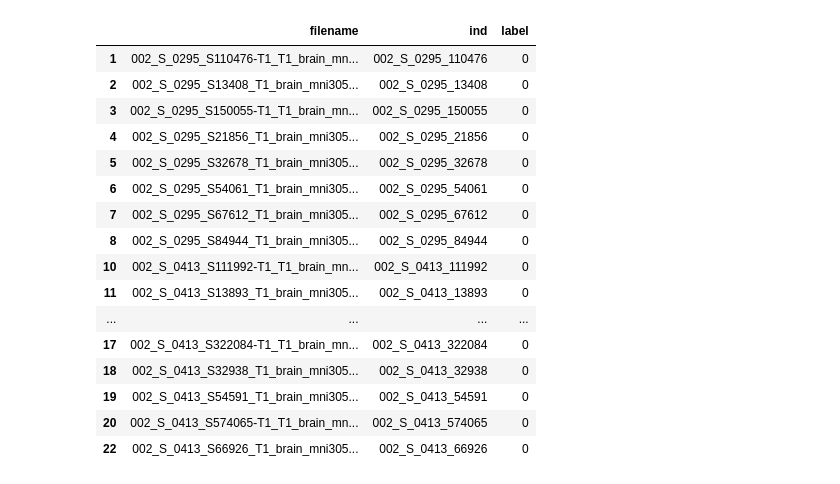
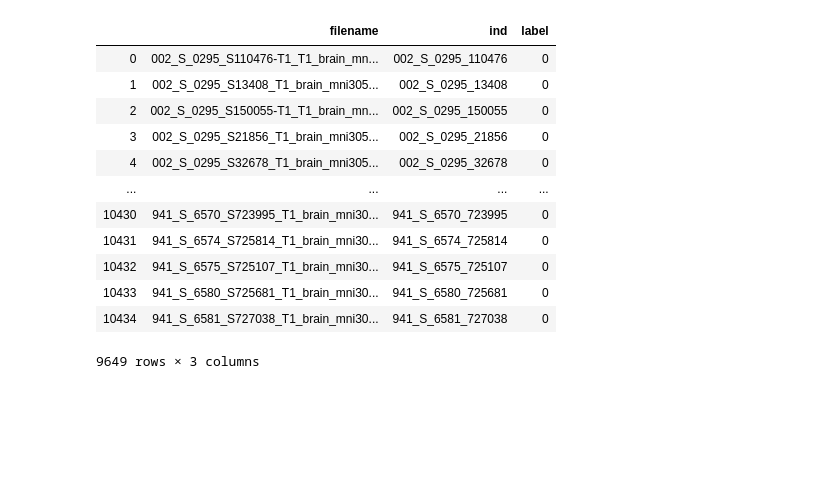
Before and after one commit to TobiasBrx/Deep_Learning, a Jupyter notebook: create_tfrecords/CreateTFrecords.ipynb, the cells around one changed output. Drawn from its saved outputs; the diff is of its cells as text; code cells hidden in the pictures; blank space fills up the shorter version.

```diff
--- a/create_tfrecords/CreateTFrecords.ipynb
+++ b/create_tfrecords/CreateTFrecords.ipynb
@@ -67,4 +68,0 @@ labels.shape
-# %%
-file_names=file_names_list
-#file_names_list
-len(file_names_list)
@@ -97,0 +118,11 @@ def download(file_names):
+# %%
+buffer = []
+two_image_same_id = []
+count = 0
+for i in file_names:
+    ind = re.search(pattern2, i[5:]).group(0)+"_"+re.search(pattern1, i[5:]).group(0)[1:]
+    if (ind in labels.index) and (ind in buffer):
+        two_image_same_id.append(ind)
+        count +=1
+    buffer.append(ind)
+print('Pictures that have the same ID but different files: ', len(two_image_same_id))
@@ -97,0 +131,8 @@ def download(file_names):
+# %%
+# TWO IMAGES ONE LABEL. BOTH GET DOWNLOADED
+example = "002_S_1261_101646"
+print("Example of two files with same ID")
+for i in file_names:
+    ind = re.search(pattern2, i[5:]).group(0)+"_"+re.search(pattern1, i[5:]).group(0)[1:]
+    if ind == example:
+        print(ind, i)
@@ -172,43 +333,35 @@ max_flat_x = np.load('Normalizing_files/max_flat_3d.npy')
-# %%
-import re
-pattern1 = re.compile(r'S\d+')
-pattern2 = re.compile(r'\d+_S_\d+')
 # %%
-file_names=pd.DataFrame()
-for filename in file_names_list:
+file_names_=pd.DataFrame()
+for filename in file_names:
     row=dict()
     row['filename']=filename[5:]
     filename=filename[5:]
     try:
         series_id = re.search(pattern1, filename).group(0)[1:]
         subject = re.search(pattern2,filename).group(0)
         ind=subject+"_"+series_id
         row['ind']=ind
         row['label']=labels.loc[ind,'Group']
     except:
         row['ind']= 'No label'
         row['label']= 'No label'
-    file_names=file_names.append(row,ignore_index=True)
+    file_names_=file_names_.append(row,ignore_index=True)
 
-file_names = file_names[file_names['ind']!='No label']
-file_names[:20]
+file_names = file_names_[file_names_['ind']!='No label']
+file_names
 # %% [output]
 |  | filename | ind | label |
-| 1 | 002_S_0295_S110476-T1_T1_brain_mn... | 002_S_0295_110476 | 0 |
-| 2 | 002_S_0295_S13408_T1_brain_mni305... | 002_S_0295_13408 | 0 |
-| 3 | 002_S_0295_S150055-T1_T1_brain_mn... | 002_S_0295_150055 | 0 |
-| 4 | 002_S_0295_S21856_T1_brain_mni305... | 002_S_0295_21856 | 0 |
-| 5 | 002_S_0295_S32678_T1_brain_mni305... | 002_S_0295_32678 | 0 |
-| 6 | 002_S_0295_S54061_T1_brain_mni305... | 002_S_0295_54061 | 0 |
-| 7 | 002_S_0295_S67612_T1_brain_mni305... | 002_S_0295_67612 | 0 |
-| 8 | 002_S_0295_S84944_T1_brain_mni305... | 002_S_0295_84944 | 0 |
-| 10 | 002_S_0413_S111992-T1_T1_brain_mn... | 002_S_0413_111992 | 0 |
-| 11 | 002_S_0413_S13893_T1_brain_mni305... | 002_S_0413_13893 | 0 |
+| 0 | 002_S_0295_S110476-T1_T1_brain_mn... | 002_S_0295_110476 | 0 |
+| 1 | 002_S_0295_S13408_T1_brain_mni305... | 002_S_0295_13408 | 0 |
+| 2 | 002_S_0295_S150055-T1_T1_brain_mn... | 002_S_0295_150055 | 0 |
+| 3 | 002_S_0295_S21856_T1_brain_mni305... | 002_S_0295_21856 | 0 |
+| 4 | 002_S_0295_S32678_T1_brain_mni305... | 002_S_0295_32678 | 0 |
 | ... | ... | ... | ... |
-| 17 | 002_S_0413_S322084-T1_T1_brain_mn... | 002_S_0413_322084 | 0 |
-| 18 | 002_S_0413_S32938_T1_brain_mni305... | 002_S_0413_32938 | 0 |
-| 19 | 002_S_0413_S54591_T1_brain_mni305... | 002_S_0413_54591 | 0 |
-| 20 | 002_S_0413_S574065-T1_T1_brain_mn... | 002_S_0413_574065 | 0 |
-| 22 | 002_S_0413_S66926_T1_brain_mni305... | 002_S_0413_66926 | 0 |
+| 10430 | 941_S_6570_S723995_T1_brain_mni30... | 941_S_6570_723995 | 0 |
+| 10431 | 941_S_6574_S725814_T1_brain_mni30... | 941_S_6574_725814 | 0 |
+| 10432 | 941_S_6575_S725107_T1_brain_mni30... | 941_S_6575_725107 | 0 |
+| 10433 | 941_S_6580_S725681_T1_brain_mni30... | 941_S_6580_725681 | 0 |
+| 10434 | 941_S_6581_S727038_T1_brain_mni30... | 941_S_6581_727038 | 0 |
+9649 rows × 3 columns
 # %%
 # shuffle table:
```
Also changed, not shown: parts of 40 cells of this notebook, 2 other files.
